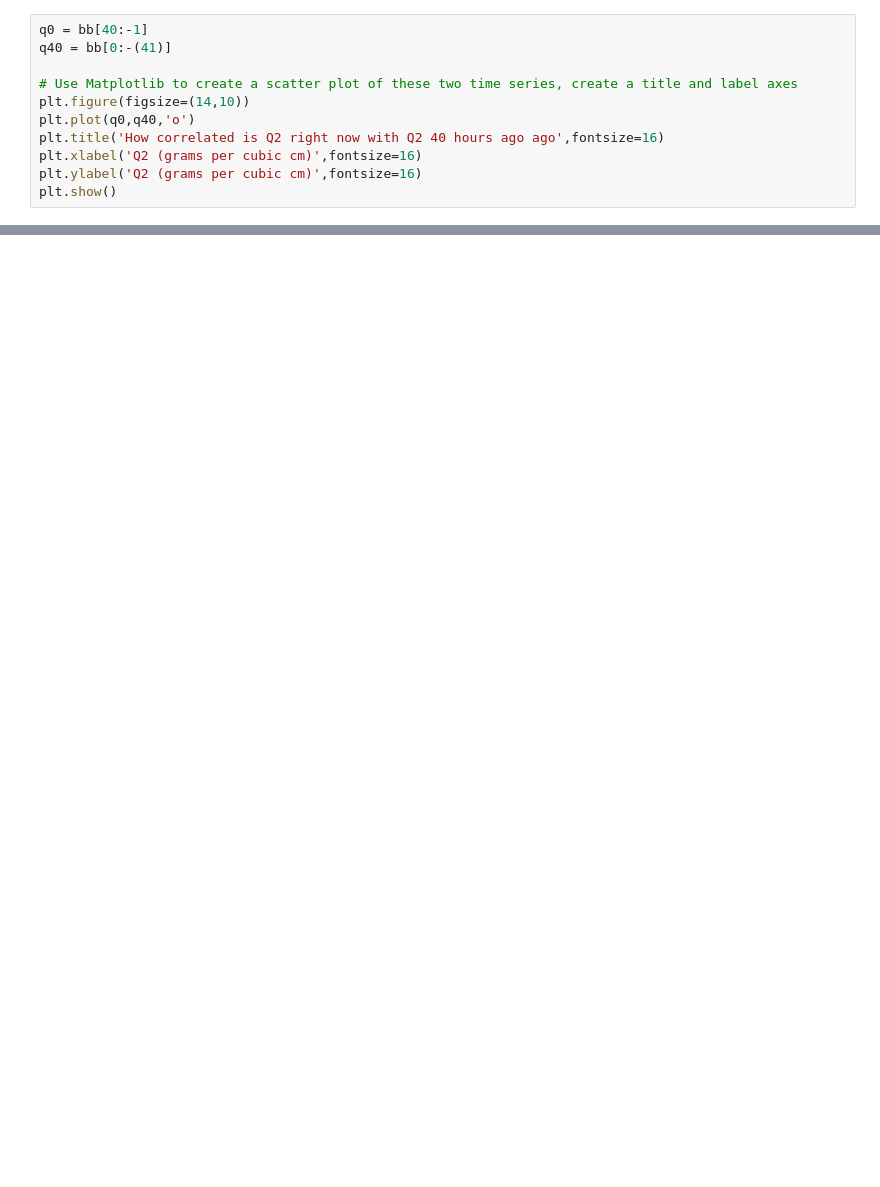
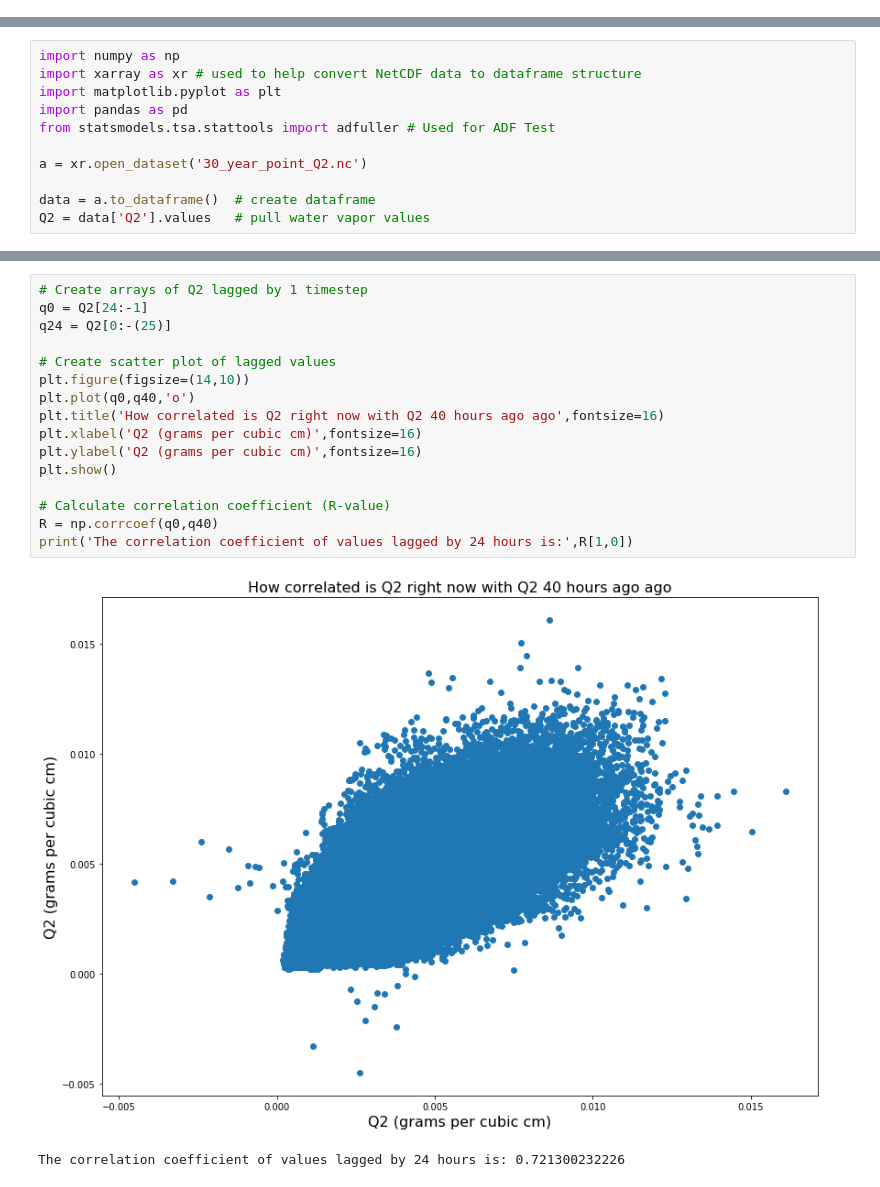
Before and after one commit to charlie-becker/GEO-518, a Jupyter notebook: GEOS-518-Module_2.ipynb, the cells around one changed output, grey strips where cells are left out. Cells and saved outputs as stored; diff of their text form; blank space fills up the shorter version.

```diff
--- a/GEOS-518-Module_2.ipynb
+++ b/GEOS-518-Module_2.ipynb
@@ -58,11 +0,0 @@ R[1,0]
-# %%
-q0 = bb[40:-1]
-q40 = bb[0:-(41)]
-
-# Use Matplotlib to create a scatter plot of these two time series, create a title and label axes
-plt.figure(figsize=(14,10))
-plt.plot(q0,q40,'o')
-plt.title('How correlated is Q2 right now with Q2 40 hours ago ago',fontsize=16)
-plt.xlabel('Q2 (grams per cubic cm)',fontsize=16)
-plt.ylabel('Q2 (grams per cubic cm)',fontsize=16)
-plt.show()
@@ -127,0 +11,11 @@ plt.show()
+# %%
+import numpy as np
+import xarray as xr # used to help convert NetCDF data to dataframe structure
+import matplotlib.pyplot as plt
+import pandas as pd
+from statsmodels.tsa.stattools import adfuller # Used for ADF Test
+
+a = xr.open_dataset('30_year_point_Q2.nc')
+
+data = a.to_dataframe()  # create dataframe
+Q2 = data['Q2'].values   # pull water vapor values
@@ -127,0 +91,19 @@ plt.show()
+# %%
+# Create arrays of Q2 lagged by 1 timestep
+q0 = Q2[24:-1]
+q24 = Q2[0:-(25)]
+
+# Create scatter plot of lagged values
+plt.figure(figsize=(14,10))
+plt.plot(q0,q40,'o')
+plt.title('How correlated is Q2 right now with Q2 40 hours ago ago',fontsize=16)
+plt.xlabel('Q2 (grams per cubic cm)',fontsize=16)
+plt.ylabel('Q2 (grams per cubic cm)',fontsize=16)
+plt.show()
+
+# Calculate correlation coefficient (R-value)
+R = np.corrcoef(q0,q40)
+print('The correlation coefficient of values lagged by 24 hours is:',R[1,0])
+# %% [output]
+[figure, added]
+The correlation coefficient of values lagged by 24 hours is: 0.721300232226
```
Also changed, not shown: parts of 33 cells of this notebook.
